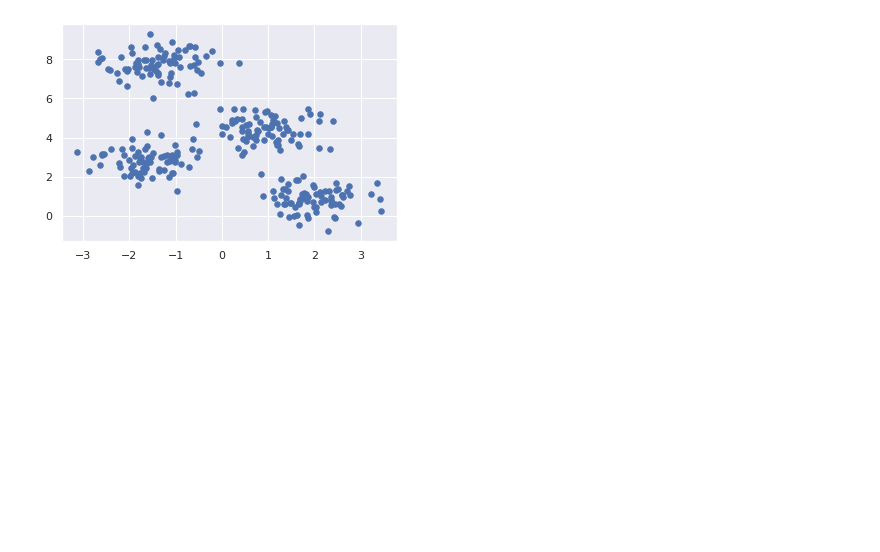
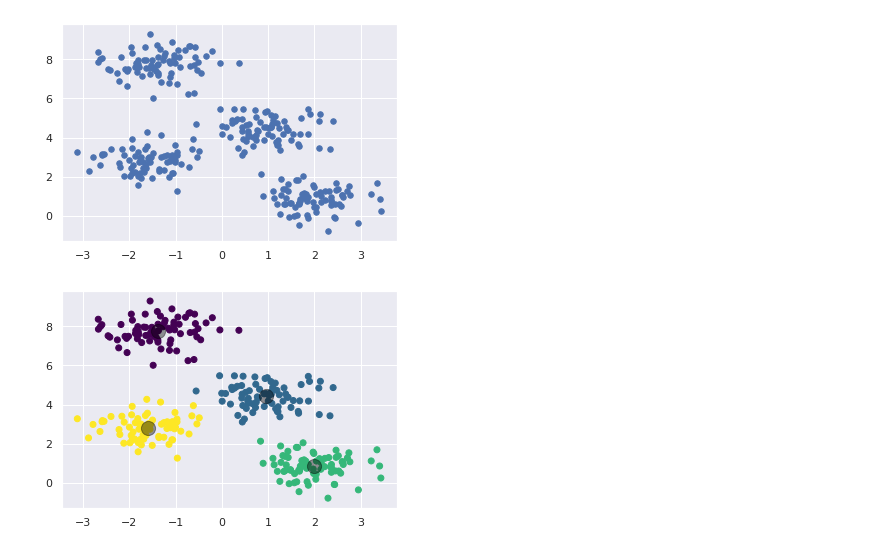
Before and after one commit to amirashabani/Clustering, a Jupyter notebook: K-Means-In-Depth.ipynb, the cells around one changed output. Drawn from its saved outputs; the diff is of its cells as text; code cells hidden in the pictures; blank space fills up the shorter version.

Commit message:
Apply the K-Means algorithm to the dataset and visualize the results using hte labels produced by K-Means

```diff
--- a/K-Means-In-Depth.ipynb
+++ b/K-Means-In-Depth.ipynb
@@ -12,3 +13,17 @@ plt.scatter(X[:, 0], X[:, 1], s=30)
 plt.show()
 # %% [output]
 [figure]
+# %%
+# Apply the K-Means algorithm to the dataset
+kmeans = KMeans(n_clusters=4)
+kmeans.fit(X)
+y_kmeans = kmeans.predict(X)
+# %%
+# Visualize the results using labels produced by K-Means
+plt.scatter(X[:, 0], X[:, 1], c=y_kmeans, cmap='viridis')
+
+centers = kmeans.cluster_centers_
+plt.scatter(centers[:, 0], centers[:, 1], c='black', s=200, alpha=0.4)
+plt.show()
+# %% [output]
+[figure, added]
```
Also changed, not shown: parts of 1 cell of this notebook.
